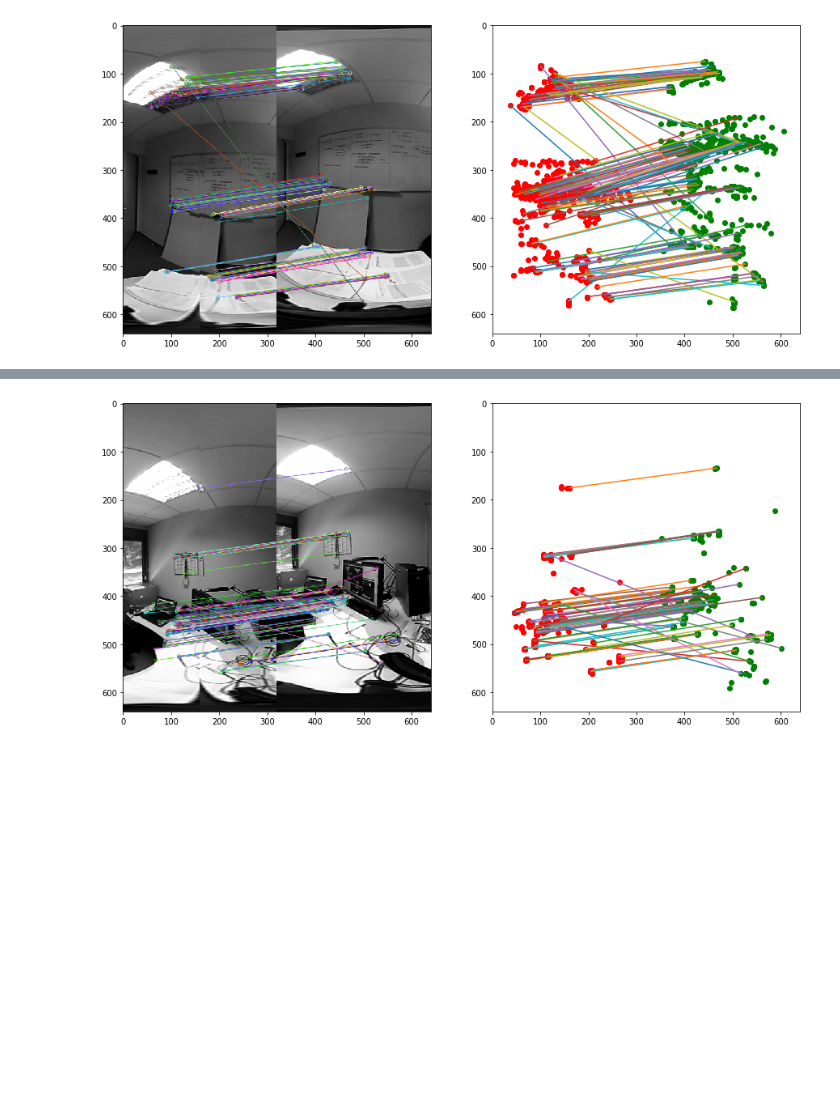
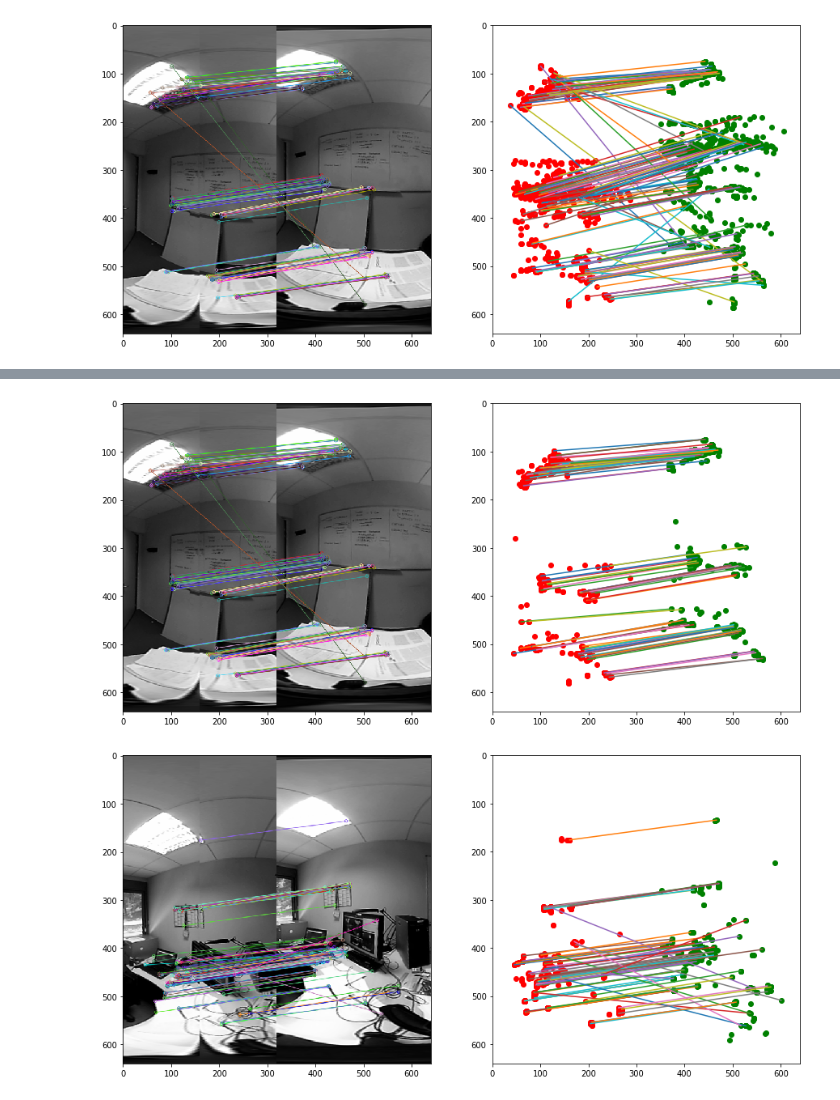
Before and after one commit to RobInLabUJI/ricoh_camera, a Jupyter notebook: notebooks/stereo/Feature Matching.ipynb, the cells around one changed output, grey strips where cells are left out. Drawn from its saved outputs; the diff is of its cells as text; code cells hidden in the pictures; blank space fills up the shorter version.

```diff
--- a/notebooks/stereo/Feature Matching.ipynb
+++ b/notebooks/stereo/Feature Matching.ipynb
@@ -25 +29,17 @@ plt.axis('scaled'); plt.axis([0, 640, 0, 640]);  plt.gca().invert_yaxis();
+# %%
+idx = np.logical_and(th>-0.18, th<-0.05)
+p_tbf = np.load('p_tbf.npy')[idx,:]
+
+tpt = p_tbf[:,0:2]
+bpt = p_tbf[:,2:4]
+
+matplotlib.rcParams['figure.figsize'] = [15, 15]
+plt.subplot(121); plt.imshow(plt.imread("Top BF stitch_screenshot_13.06.2019.png"));
+plt.subplot(122);
+plt.scatter(tpt[:,0], tpt[:,1], c='red'); plt.scatter(bpt[:,0]+320, bpt[:,1], c='green');
+for m in p_tbf[::10,:]:
+    plt.plot([m[0],m[2]+320],[m[1],m[3]])
+plt.axis('scaled'); plt.axis([0, 640, 0, 640]);  plt.gca().invert_yaxis();
+# %% [output]
+[figure, added]
 # %%
```
Also changed, not shown: parts of 13 cells of this notebook, 4 other files.
